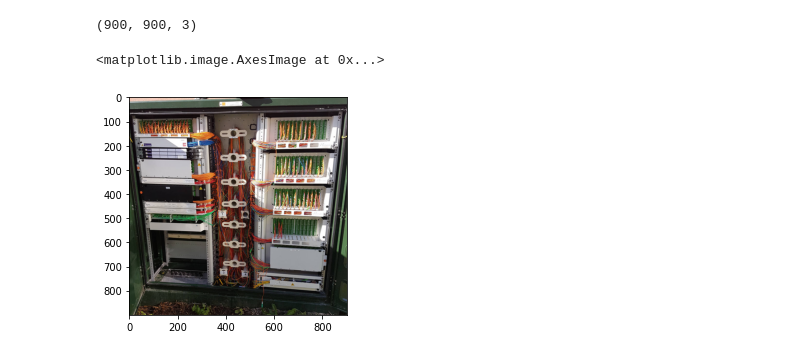
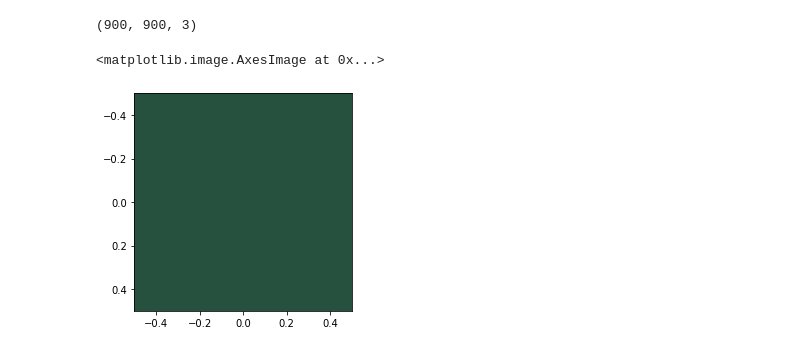
Before and after one commit to Syllaweg/Datascience_toolkit, a Jupyter notebook: Deep_lib/Keras/1.Keras_basis.ipynb, the cells around one changed output. Cells and saved outputs as stored; diff of their text form; code cells hidden in the pictures.

Commit message:
axes d'une image

```diff
--- a/Deep_lib/Keras/1.Keras_basis.ipynb
+++ b/Deep_lib/Keras/1.Keras_basis.ipynb
@@ -12,8 +21,9 @@ img = plt.imread('../../Image_processing/data/pmz.jpg')
 img.shape
 # %% [output]
 (900, 900, 3)
-# %%
-plt.imshow(img)
-# %% [output]
-<matplotlib.image.AxesImage at 0x...>
-[figure, removed]
+# %%
+# afficher un seul pixel
+plt.imshow(img[500:501, 150:151])
+# %% [output]
+<matplotlib.image.AxesImage at 0x...>
+[figure, added]
```
Also changed, not shown: parts of 3 cells of this notebook.
